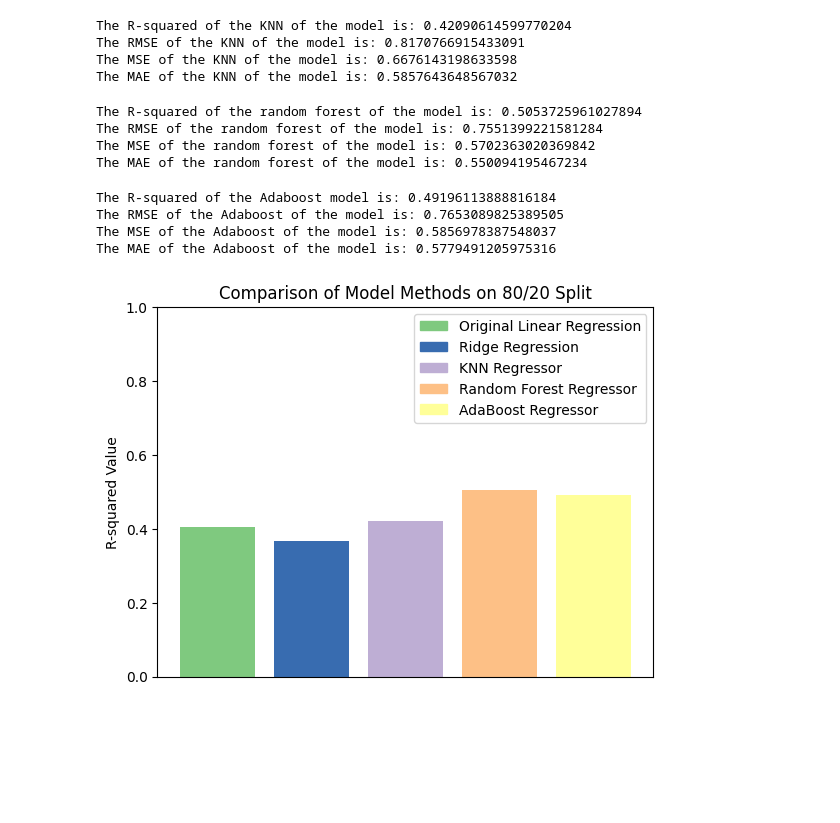
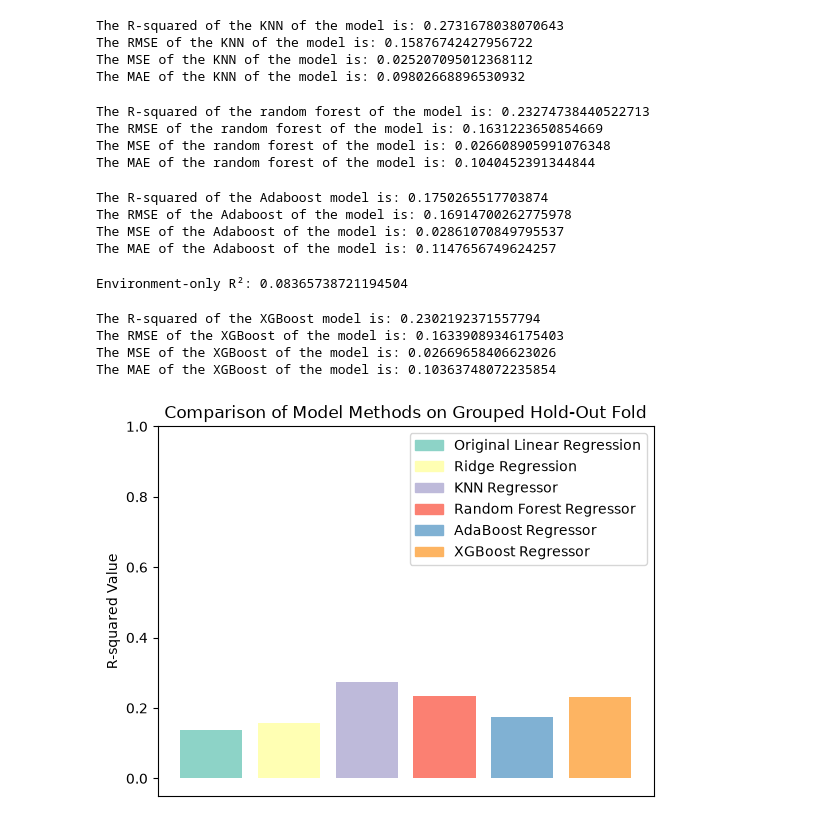
Before and after one commit to nathaniel-designs/legged-robot-regression-analysis, a Jupyter notebook: robomodeling.ipynb, the cells around one changed output. Drawn from its saved outputs; the diff is of its cells as text; code cells hidden in the pictures; blank space fills up the shorter version.

```diff
--- a/robomodeling.ipynb
+++ b/robomodeling.ipynb
@@ -114,14 +133,14 @@ n_grid = [{'n_neighbors': k_neighbors}]
 
 model = neighbors.KNeighborsRegressor()
 
-cv_knn = GridSearchCV(estimator=model, param_grid=n_grid, cv=ms.KFold(n_splits=10))
-cv_knn.fit(X_train, y_train)
+cv_knn = GridSearchCV(estimator=model, param_grid=n_grid, cv=group_cv)
+cv_knn.fit(X_scaled_train, y_train)
 
 best_k = cv_knn.best_params_['n_neighbors']
 
-knn_r2 = cv_knn.score(X_test, y_test)
+knn_r2 = cv_knn.score(X_scaled_test, y_test)
 
-y_pred = cv_knn.predict(X_test)
+y_pred = cv_knn.predict(X_scaled_test)
 knn_rmse = root_mean_squared_error(y_test, y_pred)
 knn_mse = mean_squared_error(y_test, y_pred)
 knn_mae = mean_absolute_error(y_test, y_pred)
@@ -131,10 +150,10 @@ print("The RMSE of the KNN of the model is:", knn_rmse)
 print("The MSE of the KNN of the model is:", knn_mse)
 print("The MAE of the KNN of the model is:", knn_mae)
 # %% [output]
-The R-squared of the KNN of the model is: 0.42090614599770204
-The RMSE of the KNN of the model is: 0.8170766915433091
-The MSE of the KNN of the model is: 0.6676143198633598
-The MAE of the KNN of the model is: 0.5857643648567032
+The R-squared of the KNN of the model is: 0.2731678038070643
+The RMSE of the KNN of the model is: 0.15876742427956722
+The MSE of the KNN of the model is: 0.025207095012368112
+The MAE of the KNN of the model is: 0.09802668896530932
 # %%
 from sklearn.ensemble import RandomForestRegressor
 
@@ -143,7 +162,7 @@ leaf_val = np.arange(1,31, step=10)
 
 grid_s = [{'max_depth': depth_val,'min_samples_leaf': leaf_val}]
 
-cv_forest = GridSearchCV(RandomForestRegressor(random_state = 21), param_grid=grid_s, cv=ms.KFold(n_splits=5))
+cv_forest = GridSearchCV(RandomForestRegressor(random_state = 21), param_grid=grid_s, cv=group_cv)
 cv_forest.fit(X_train, y_train)
 randomforest_r2 = cv_forest.score(X_test, y_test)
 
@@ -158,10 +177,10 @@ print("The RMSE of the random forest of the model is:", randomforest_rmse)
 print("The MSE of the random forest of the model is:", randomforest_mse)
 print("The MAE of the random forest of the model is:", randomforest_mae)
 # %% [output]
-The R-squared of the random forest of the model is: 0.5053725961027894
-The RMSE of the random forest of the model is: 0.7551399221581284
-The MSE of the random forest of the model is: 0.5702363020369842
-The MAE of the random forest of the model is: 0.550094195467234
+The R-squared of the random forest of the model is: 0.23274738440522713
+The RMSE of the random forest of the model is: 0.1631223650854669
+The MSE of the random forest of the model is: 0.026608905991076348
+The MAE of the random forest of the model is: 0.1040452391344844
 # %%
 from sklearn.ensemble import AdaBoostRegressor
 from sklearn.tree import DecisionTreeRegressor
@@ -170,7 +189,7 @@ depth_val = np.arange(2,10)
 leaf_val = np.arange(1,31, step=10)
 
 grid_s = [{'estimator__max_depth': depth_val,'estimator__min_samples_leaf': leaf_val}]
-cv_forest = GridSearchCV(AdaBoostRegressor(estimator=DecisionTreeRegressor(random_state=21), random_state=21), param_grid=grid_s, cv=ms.KFold(n_splits=5))
+cv_forest = GridSearchCV(AdaBoostRegressor(estimator=DecisionTreeRegressor(random_state=21), random_state=21), param_grid=grid_s, cv=group_cv)
 cv_forest.fit(X_train, y_train)
 adaboost_r2 = cv_forest.score(X_test, y_test)
 
@@ -184,28 +203,55 @@ print("The RMSE of the Adaboost of the model is:", adaboost_rmse)
 print("The MSE of the Adaboost of the model is:", adaboost_mse)
 print("The MAE of the Adaboost of the model is:", adaboost_mae)
 # %% [output]
-The R-squared of the Adaboost model is: 0.49196113888816184
-The RMSE of the Adaboost of the model is: 0.7653089825389505
-The MSE of the Adaboost of the model is: 0.5856978387548037
-The MAE of the Adaboost of the model is: 0.5779491205975316
+The R-squared of the Adaboost model is: 0.1750265517703874
+The RMSE of the Adaboost of the model is: 0.16914700262775978
+The MSE of the Adaboost of the model is: 0.02861070849795537
+The MAE of the Adaboost of the model is: 0.1147656749624257
+# %%
+env_mean = train_df.groupby("environment")["log_instability"].mean()
+test_env = df["environment"].iloc[test_idx]
+y_pred_env = test_env.map(env_mean)
+print("Environment-only R²:", r2_score(y_test, y_pred_env))
+# %% [output]
+Environment-only R²: 0.08365738721194504
+# %%
+xgboost_model = XGBRegressor(objective="reg:squarederror", n_estimators=100, max_depth=5, learning_rate=0.1, tree_method="hist", enable_categorical=True, random_state=42)
+xgboost_model.fit(X_train, y_train)
+
+y_pred = xgboost_model.predict(X_test)
+
+xgboost_r2 = r2_score(y_test, y_pred)
+xgboost_rmse = root_mean_squared_error(y_test, y_pred)
+xgboost_mse = mean_squared_error(y_test, y_pred)
+xgboost_mae = mean_absolute_error(y_test, y_pred)
+
+print("The R-squared of the XGBoost model is:", xgboost_r2)
+print("The RMSE of the XGBoost of the model is:", xgboost_rmse)
+print("The MSE of the XGBoost of the model is:", xgboost_mse)
+print("The MAE of the XGBoost of the model is:", xgboost_mae)
+# %% [output]
+The R-squared of the XGBoost model is: 0.2302192371557794
+The RMSE of the XGBoost of the model is: 0.16339089346175403
+The MSE of the XGBoost of the model is: 0.02669658406623026
+The MAE of the XGBoost of the model is: 0.10363748072235854
 # %%
 import matplotlib.pyplot as plt
 
 df = pd.DataFrame(
-    {'Model': ['Original Linear Regression', 'Ridge Regression', 'KNN Regressor', 'Random Forest Regressor', 'AdaBoost Regressor'],
-    'R2_Score': [ols_r2, ridge_r2, knn_r2, randomforest_r2, adaboost_r2]
+    {'Model': ['Original Linear Regression', 'Ridge Regression', 'KNN Regressor', 'Random Forest Regressor', 'AdaBoost Regressor', 'XGBoost Regressor'],
+    'R2_Score': [ols_r2, ridge_r2, knn_r2, randomforest_r2, adaboost_r2, xgboost_r2]
 })
 
-models = {'Original Linear Regression':'#7fc97f', 'Ridge Regression':'#386cb0', 'KNN Regressor':'#beaed4', 'Random Forest Regressor':'#fdc086', 'AdaBoost Regressor':'#ffff99'}
+models = {'Original Linear Regression':'#8dd3c7', 'Ridge Regression':'#ffffb3', 'KNN Regressor':'#bebada', 'Random Forest Regressor':'#fb8072', 'AdaBoost Regressor':'#80b1d3', 'XGBoost Regressor': '#fdb462'}
 labels = list(models.keys())
 handles = [plt.Rectangle((0,0),1,1, color=models[label]) for label in labels]
-bars = plt.bar(df['Model'], df['R2_Score'], color = ['#7fc97f', '#386cb0', '#beaed4', '#fdc086', '#ffff99'], label=False)
+bars = plt.bar(df['Model'], df['R2_Score'], color = ['#8dd3c7', '#ffffb3', '#bebada', '#fb8072', '#80b1d3', '#fdb462'], label=False)
 plt.legend(handles, labels)
 plt.xticks([])
 plt.ylabel('R-squared Value')
-plt.title('Comparison of Model Methods on 80/20 Split')
-plt.ylim(0, 1.0)
+plt.title('Comparison of Model Methods on Grouped Hold-Out Fold')
+plt.ylim(-0.05, 1.0)
 
 plt.savefig("model_output.png", dpi=300, bbox_inches='tight')
 # %% [output]
-[figure, old version]
+[figure, new version]
```
Also changed, not shown: parts of 9 cells of this notebook, 41 other files.
